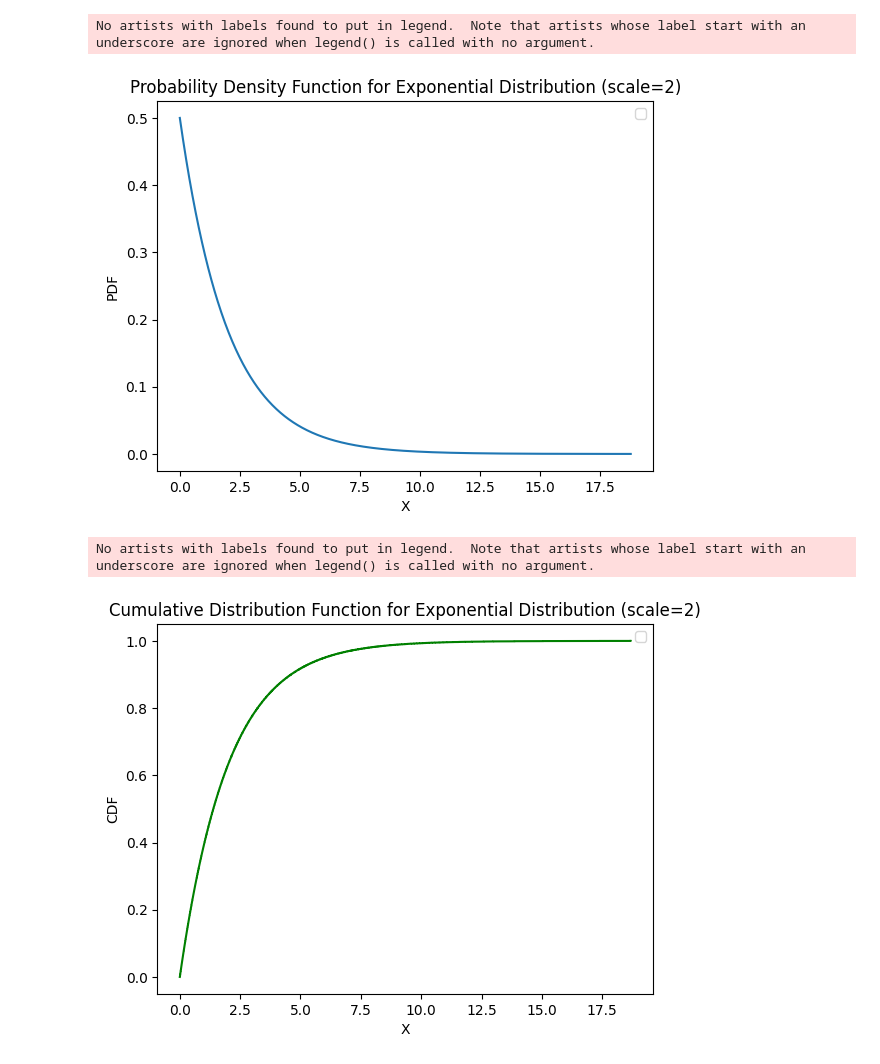
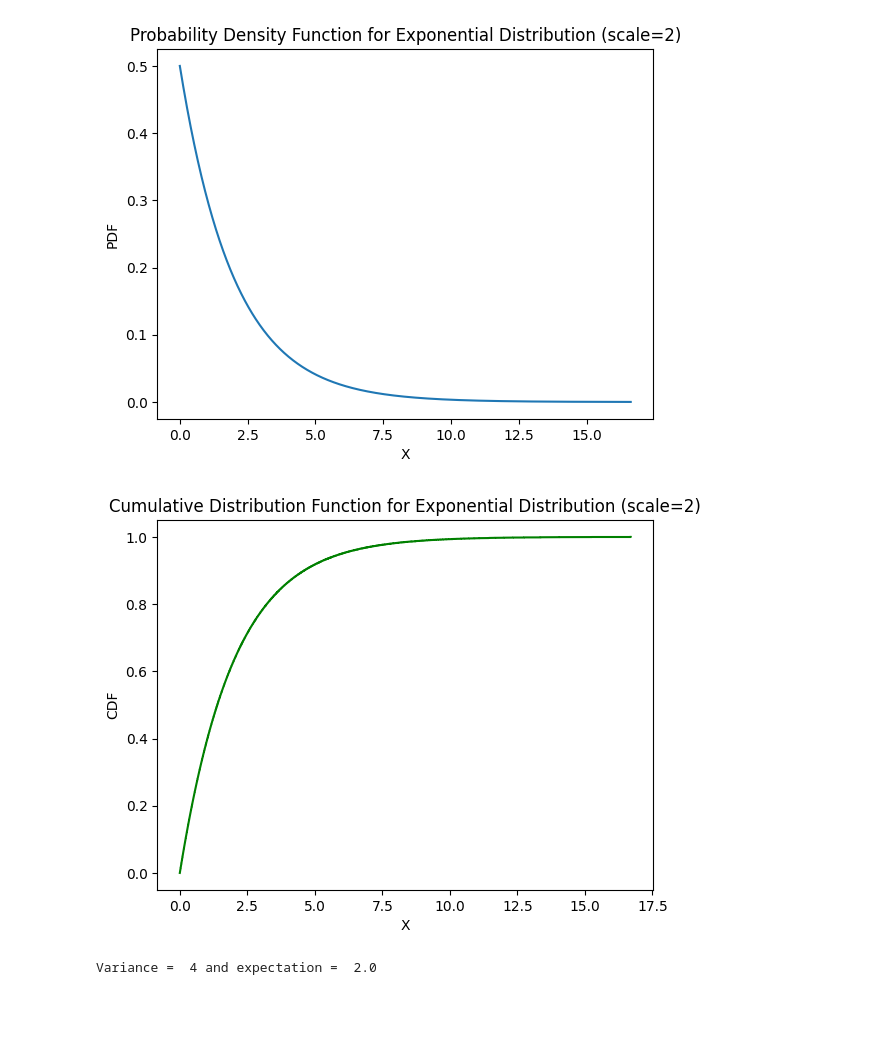
Before and after one commit to YahiaNaiem/Math5_project, a Jupyter notebook: Exponential.ipynb, the cells around one changed output. Saved outputs shown, nothing was run; the diff lists cells and outputs as text; code cells hidden in the pictures; blank space fills up the shorter version.

```diff
--- a/Exponential.ipynb
+++ b/Exponential.ipynb
@@ -33,36 +33,39 @@ def plot_exponential_pdf(scale_param, size=10000):
     # Plot Probability Density Function (PDF) as a curve and histogram
     plt.plot(x_pdf, pdf_values)
     #plt.hist(X, bins='auto', density=True, alpha=0.5, label='Empirical PDF (Histogram)')
     plt.xlabel('X')
     plt.ylabel('PDF')
     plt.title(f'Probability Density Function for Exponential Distribution (scale={scale_param})')
-    plt.legend()
     plt.show()
 
 def plot_exponential_cdf(scale_param, size=10000):
     # Generate a random sample from an exponential distribution
     X = np.random.exponential(scale_param, size=size)
 
     # Sort the sample for plotting the empirical CDF
     x_cdf = np.sort(X)
     y_cdf = [exponential_cdf(x, scale_param) for x in x_cdf]
 
     # Plot Cumulative Distribution Function (CDF)
     plt.step(x_cdf, y_cdf, where='post', color = "green")
     plt.title(f'Cumulative Distribution Function for Exponential Distribution (scale={scale_param})')
     plt.xlabel('X')
     plt.ylabel('CDF')
-    plt.legend()
     plt.show()
 
 # Parameters for the exponential distribution
 scale_param = 2
+lambda_param = 1 / scale_param
 
 # Call the plotting functions
 plot_exponential_pdf(scale_param)
 plot_exponential_cdf(scale_param)
+
+Variance = exponential_variance(scale_param)
+Expectation = exponential_expectation(lambda_param)
+
+print("Variance = ", Variance, "and expectation = ", Expectation)
 # %% [output]
+[figure, new version]
+[figure, new version]
-No artists with labels found to put in legend.  Note that artists whose label start with an underscore are ignored when legend() is called with no argument.
+Variance =  4 and expectation =  2.0
-[figure, old version]
-No artists with labels found to put in legend.  Note that artists whose label start with an underscore are ignored when legend() is called with no argument.
-[figure, old version]
```
Also changed, not shown: 3 other files.
